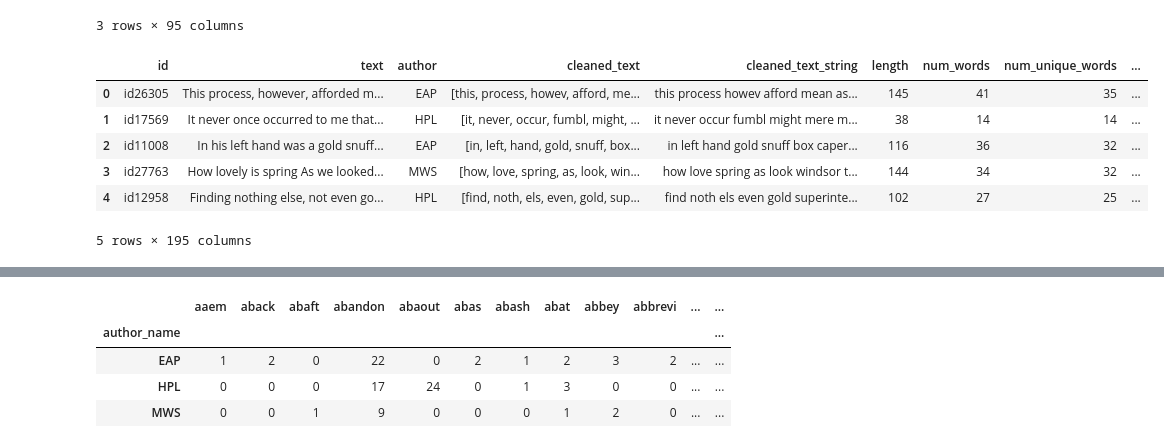
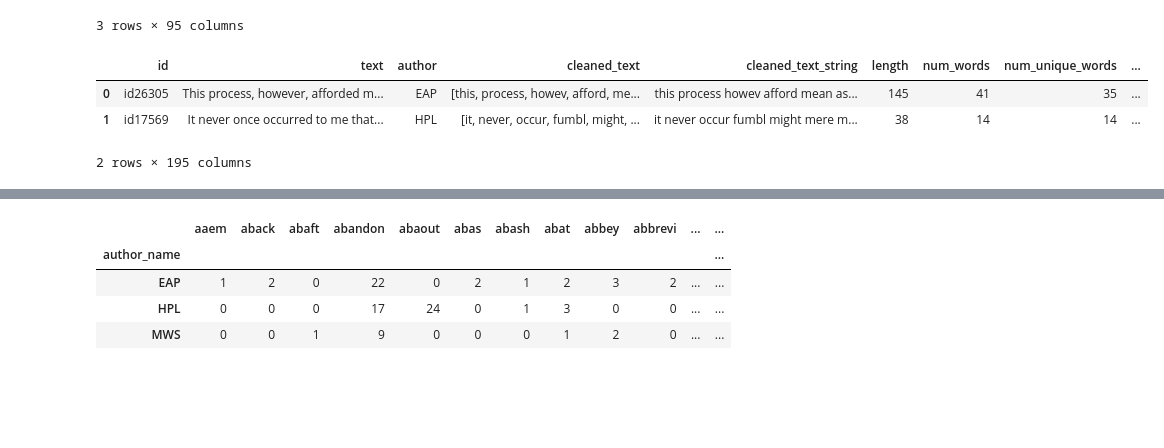
Before and after one commit to AntonKorobkov/kaggle-spooky, a Jupyter notebook: src/main.ipynb, the cells around one changed output, grey strips where cells are left out. Cells and saved outputs as stored; diff of their text form; code cells hidden in the pictures; blank space fills up the shorter version.

```diff
--- a/src/main.ipynb
+++ b/src/main.ipynb
@@ -308,15 +244,12 @@ def create_w2v_columns(target_df):
 # %%
 create_w2v_columns(df_train)
 # %%
-df_train.head()
+df_train.head(2)
 # %% [output]
 |  | id | text | author | cleaned_text | cleaned_text_string | length | num_words | num_unique_words | ... |
 | 0 | id26305 | This process, however, afforded m... | EAP | [this, process, howev, afford, me... | this process howev afford mean as... | 145 | 41 | 35 | ... |
 | 1 | id17569 | It never once occurred to me that... | HPL | [it, never, occur, fumbl, might, ... | it never occur fumbl might mere m... | 38 | 14 | 14 | ... |
-| 2 | id11008 | In his left hand was a gold snuff... | EAP | [in, left, hand, gold, snuff, box... | in left hand gold snuff box caper... | 116 | 36 | 32 | ... |
-| 3 | id27763 | How lovely is spring As we looked... | MWS | [how, love, spring, as, look, win... | how love spring as look windsor t... | 144 | 34 | 32 | ... |
-| 4 | id12958 | Finding nothing else, not even go... | HPL | [find, noth, els, even, gold, sup... | find noth els even gold superinte... | 102 | 27 | 25 | ... |
-5 rows × 195 columns
+2 rows × 195 columns
 # %%
 df_eap=df_train[df_train['author']=='EAP']
 df_eap.describe()
```
Also changed, not shown: parts of 38 cells of this notebook, 1 other file.
